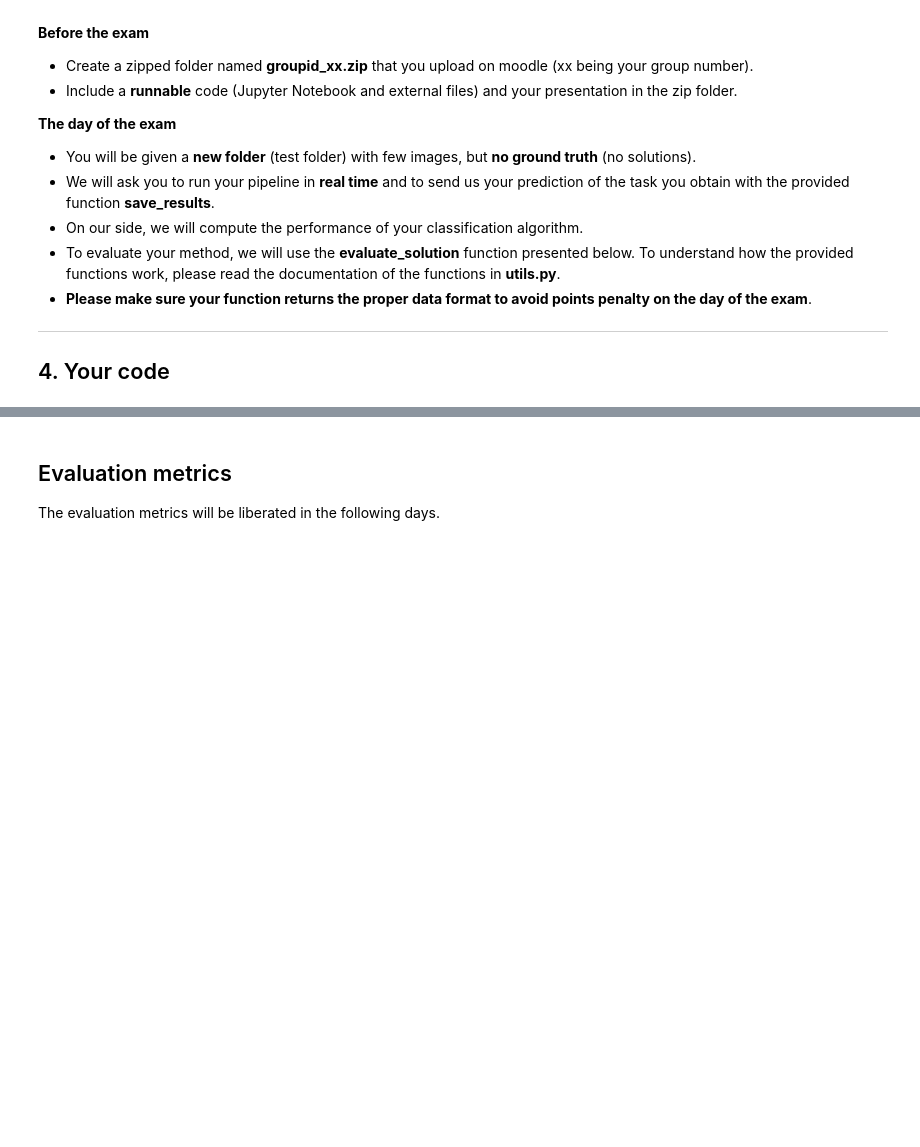
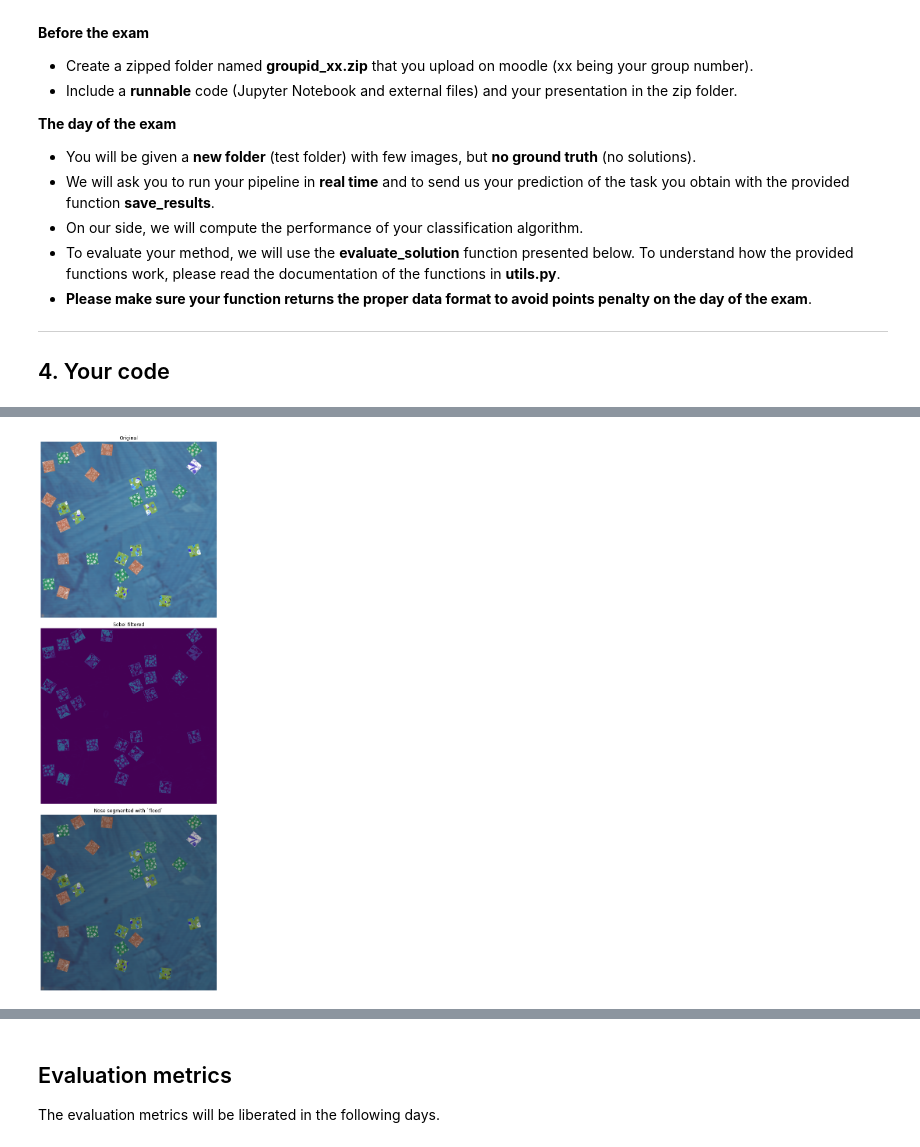
Before and after one commit to tobiasforest/iapr, a Jupyter notebook: project/project.ipynb, the cells around one changed output, grey strips where cells are left out. Drawn from its saved outputs; the diff is of its cells as text; code cells hidden in the pictures; blank space fills up the shorter version.

```diff
--- a/project/project.ipynb
+++ b/project/project.ipynb
@@ -245,0 +343,52 @@ data_project/train_solution_00
+# %%
+def get_seed_point(image):
+    image_rgb = cv2.cvtColor(image, cv2.COLOR_BGR2RGB)
+
+    # Calculate the color histograms
+    hist_red = cv2.calcHist([image_rgb], [0], None, [256], [0, 256])
+
+    # Find the peak intensity value in the histograms
+    peak_value_red = np.argmax(hist_red)
+
+    # Find pixels with the specified red channel value
+    red_pixels = np.where(image[:, :, 0] == peak_value_red)
+
+    # Randomly select an index from the red pixels
+    random_index = np.random.choice(len(red_pixels[0]))
+
+    # Get the coordinates of the randomly selected pixel
+    x = red_pixels[0][random_index]
+    y = red_pixels[1][random_index]
+
+    # Get the RGB values of the selected pixel
+    return [x,y]
+
+
+def test_segmentation_flood(image):
+
+    seed_point = get_seed_point(image)
+    image_sobel = filters.sobel(image[..., 2])
+    background_mask = flood(image_sobel, seed_point=tuple(seed_point), tolerance=0.01)
+
+    fig, ax = plt.subplots(nrows=3, figsize=(10, 20))
+
+    ax[0].imshow(image)
+    ax[0].set_title('Original')
+    ax[0].axis('off')
+
+    ax[1].imshow(image_sobel)
+    ax[1].set_title('Sobel filtered')
+    ax[1].axis('off')
+
+    ax[2].imshow(image)
+    ax[2].imshow(background_mask, cmap=plt.cm.gray, alpha=0.3)
+    ax[2].plot(seed_point[0], seed_point[1], 'wo')  # seed point
+    ax[2].set_title('Nose segmented with `flood`')
+    ax[2].axis('off')
+
+    fig.tight_layout()
+    plt.show()
+
+test_segmentation_flood(cv2.imread(test_image))
+# %% [output]
+[figure, added]
```
Also changed, not shown: parts of 15 cells of this notebook.
